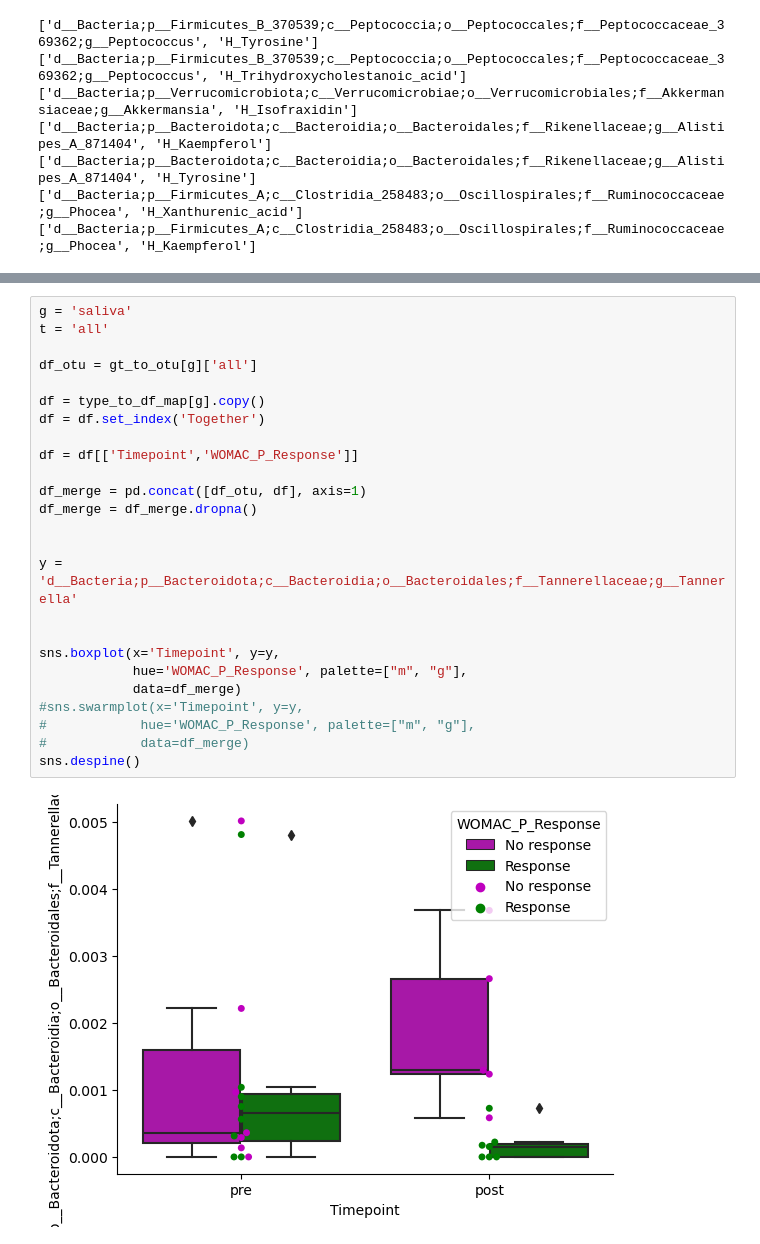
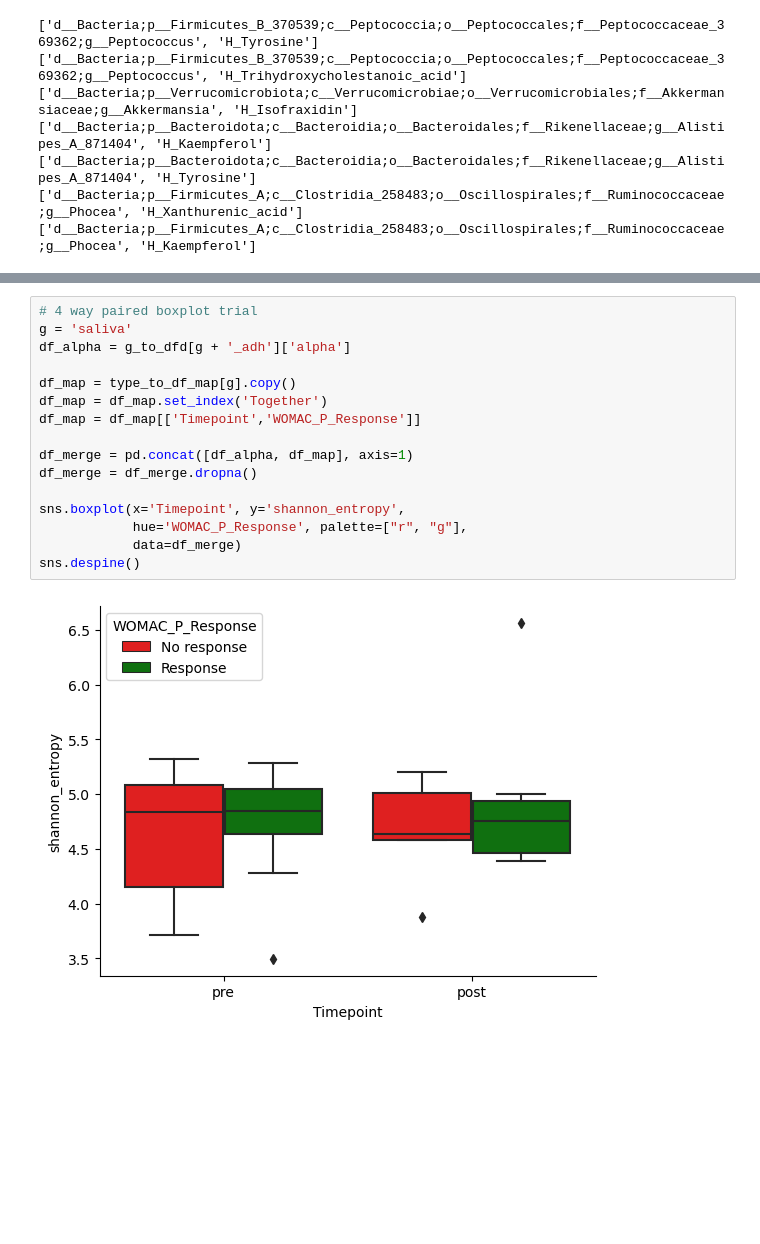
Before and after one commit to kbpi314/oa, a Jupyter notebook: code/oa_v4.ipynb, the cells around one changed output, grey strips where cells are left out. Cells and saved outputs as stored; diff of their text form; blank space fills up the shorter version.

```diff
--- a/code/oa_v4.ipynb
+++ b/code/oa_v4.ipynb
@@ -1669,27 +1836,18 @@ NameError: name 'gtr_to_meta' is not defined
-# %%
-g = 'saliva'
-t = 'all'
-
-df_otu = gt_to_otu[g]['all']
-
-df = type_to_df_map[g].copy()
-df = df.set_index('Together')
-
-df = df[['Timepoint','WOMAC_P_Response']]
-
-df_merge = pd.concat([df_otu, df], axis=1)
-df_merge = df_merge.dropna()
-
-
-y = 'd__Bacteria;p__Bacteroidota;c__Bacteroidia;o__Bacteroidales;f__Tannerellaceae;g__Tannerella'
-
-
-sns.boxplot(x='Timepoint', y=y,
-            hue='WOMAC_P_Response', palette=["m", "g"],
-            data=df_merge)
-#sns.swarmplot(x='Timepoint', y=y,
-#            hue='WOMAC_P_Response', palette=["m", "g"],
-#            data=df_merge)
-sns.despine()
-# %% [output]
-[figure, removed]
+# %%
+# 4 way paired boxplot trial
+g = 'saliva'
+df_alpha = g_to_dfd[g + '_adh']['alpha']
+
+df_map = type_to_df_map[g].copy()
+df_map = df_map.set_index('Together')
+df_map = df_map[['Timepoint','WOMAC_P_Response']]
+
+df_merge = pd.concat([df_alpha, df_map], axis=1)
+df_merge = df_merge.dropna()
+
+sns.boxplot(x='Timepoint', y='shannon_entropy',
+            hue='WOMAC_P_Response', palette=["r", "g"],
+            data=df_merge)
+sns.despine()
+# %% [output]
+[figure, added]
```
Also changed, not shown: parts of 7 cells of this notebook.
